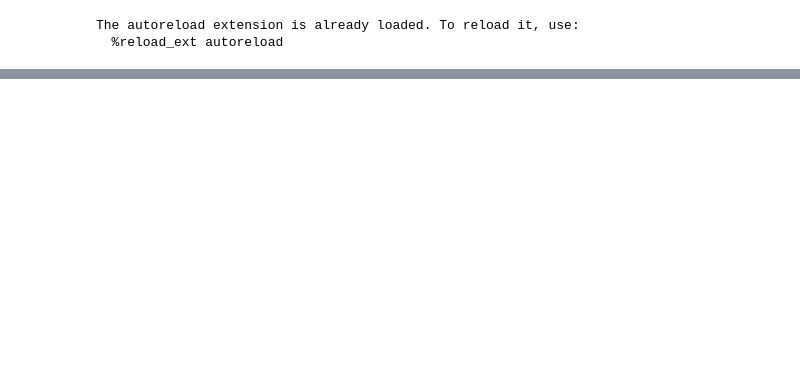
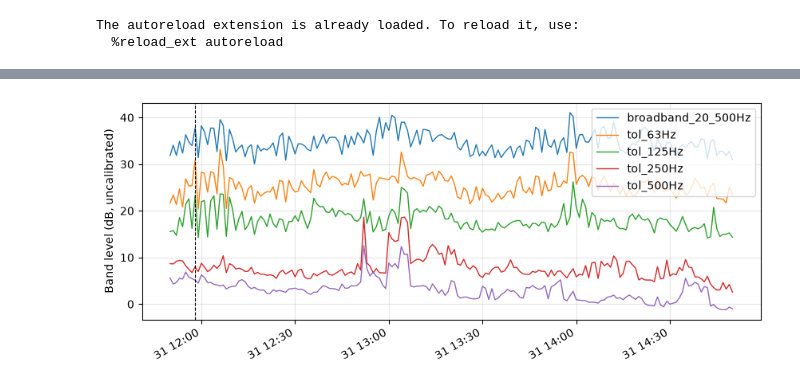
Before and after one commit to florspag/acoustic_vessels, a Jupyter notebook: vessel.ipynb, the cells around one changed output, grey strips where cells are left out. Cells and saved outputs as stored; diff of their text form; code cells hidden in the pictures; blank space fills up the shorter version.

```diff
--- a/vessel.ipynb
+++ b/vessel.ipynb
@@ -37,6 +38,7 @@ t1 = aud.timestamp  + pd.Timedelta(hours=3)
 
 spectral_densities = extract_spectral_distribution(audio_file=aud, t0=to, t1=t1)
 
+times = spectral_densities[0]
 freqs = spectral_densities[1]
 psds = spectral_densities[2]
 instant = 80
@@ -57,0 +60,4 @@ NameError: name 'bands_lvl' is not defined
+# %%
+plot_bands_over_time(times=times, freqs=freqs, psds=psds, bands_def=bands_def, instant=8)
+# %% [output]
+[figure, added]
```
Also changed, not shown: parts of 3 cells of this notebook, 5 other files.
